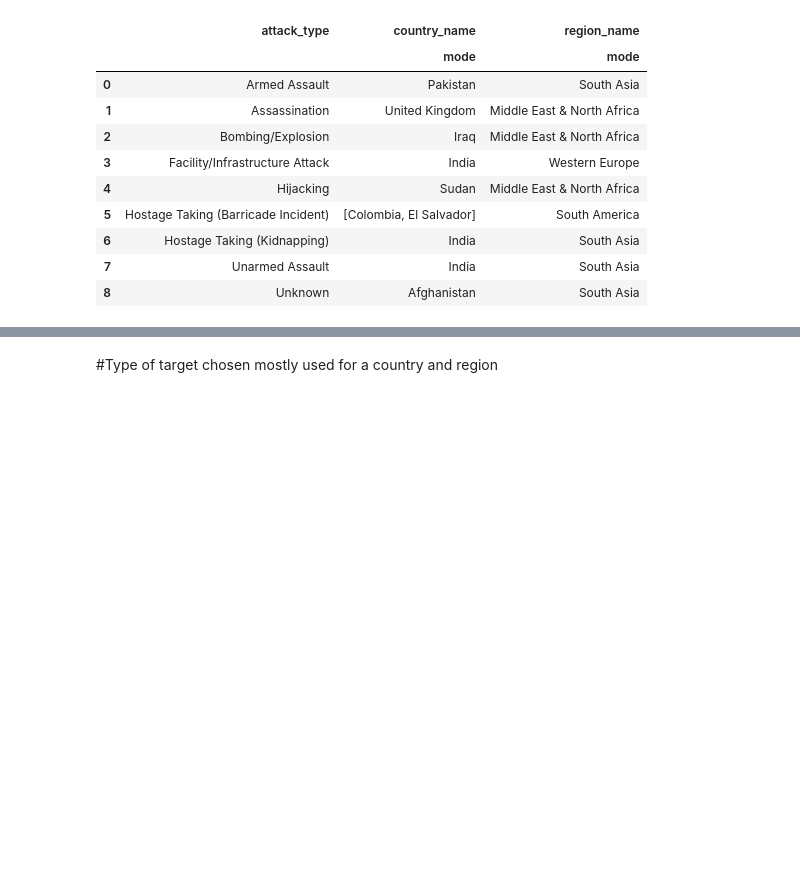
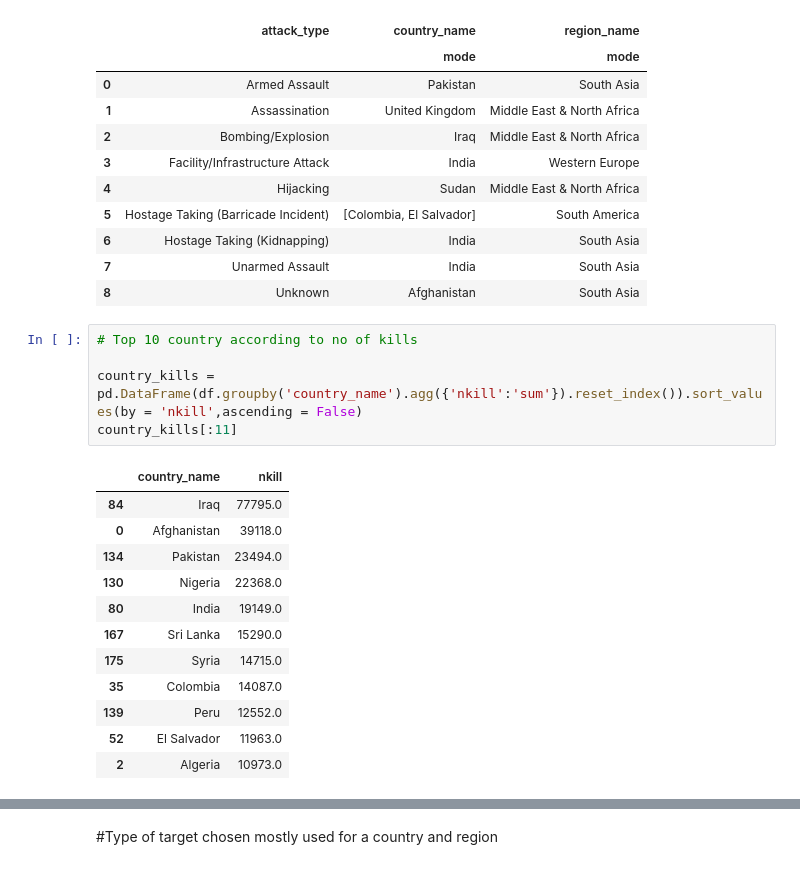
Before and after one commit to chandrakar-shubham/EDA-Global-Terrorism-Analysis, a Jupyter notebook: Global_Terrorism_Analysis_Capstone_Project.ipynb, the cells around one changed output, grey strips where cells are left out. Drawn from its saved outputs; the diff is of its cells as text; blank space fills up the shorter version.

```diff
--- a/Global_Terrorism_Analysis_Capstone_Project.ipynb
+++ b/Global_Terrorism_Analysis_Capstone_Project.ipynb
@@ -1240,3 +1256,21 @@ attack_type_mode_country
 | 6 | Hostage Taking (Kidnapping) | India | South Asia |
 | 7 | Unarmed Assault | India | South Asia |
 | 8 | Unknown | Afghanistan | South Asia |
+# %%
+# Top 10 country according to no of kills
+
+country_kills = pd.DataFrame(df.groupby('country_name').agg({'nkill':'sum'}).reset_index()).sort_values(by = 'nkill',ascending = False)
+country_kills[:11]
+# %% [output]
+|  | country_name | nkill |
+| 84 | Iraq | 77795.0 |
+| 0 | Afghanistan | 39118.0 |
+| 134 | Pakistan | 23494.0 |
+| 130 | Nigeria | 22368.0 |
+| 80 | India | 19149.0 |
+| 167 | Sri Lanka | 15290.0 |
+| 175 | Syria | 14715.0 |
+| 35 | Colombia | 14087.0 |
+| 139 | Peru | 12552.0 |
+| 52 | El Salvador | 11963.0 |
+| 2 | Algeria | 10973.0 |
```
Also changed, not shown: parts of 6 cells of this notebook.
